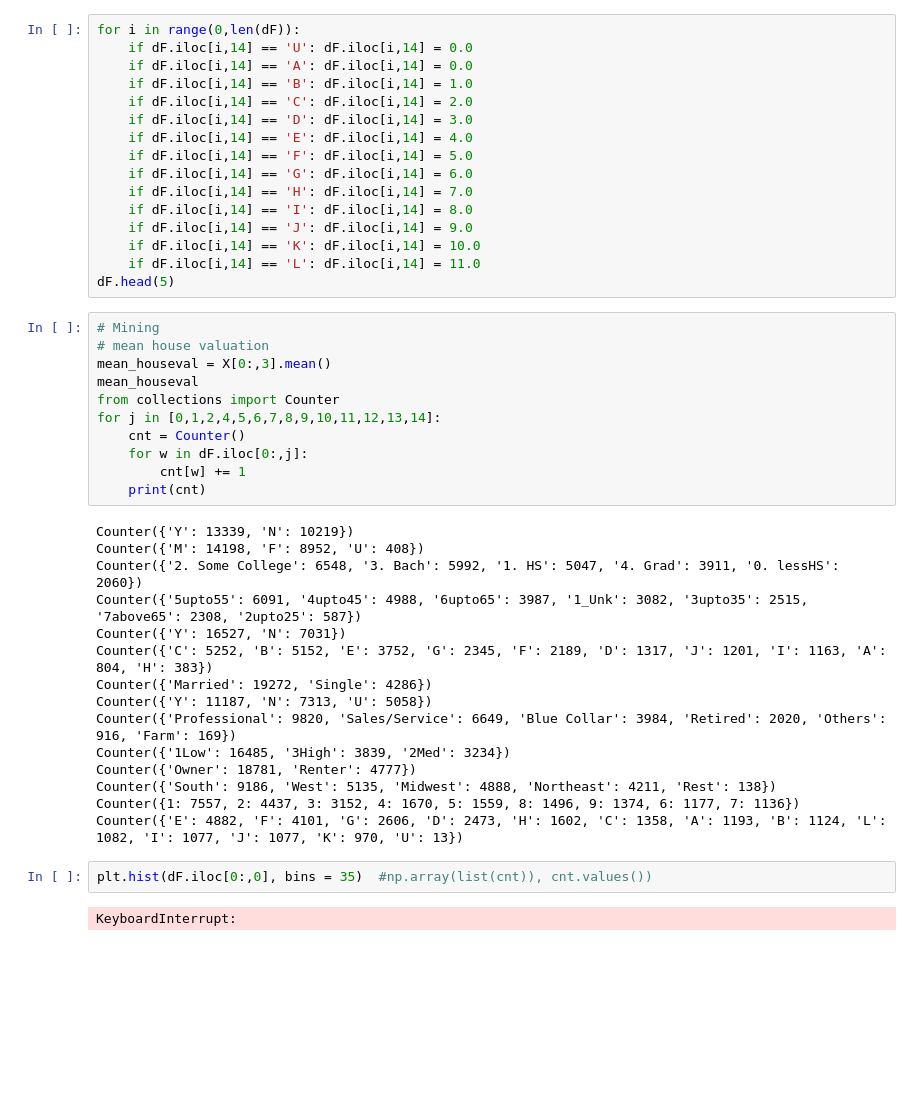
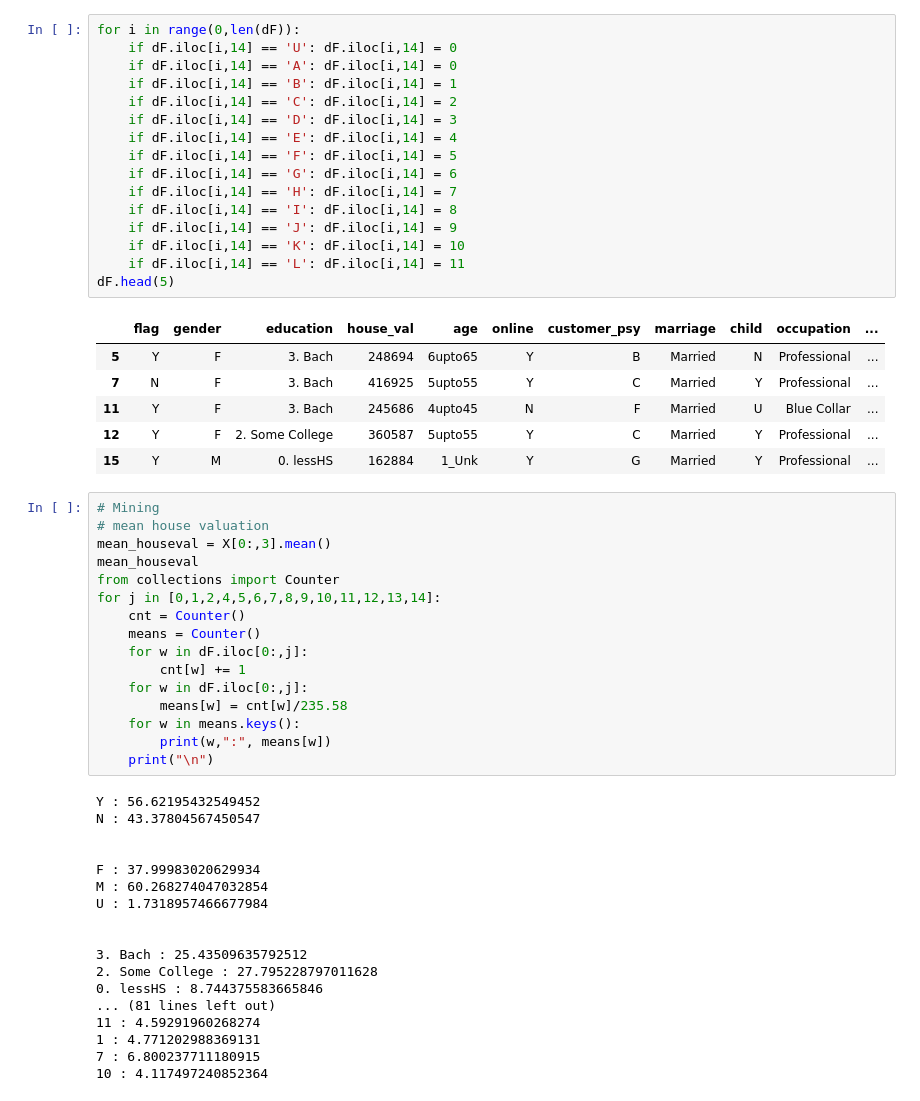
Before and after one commit to erickgrm/machine-learning, a Jupyter notebook: project/Untitled.ipynb, the cells around one changed output. Drawn from its saved outputs; the diff is of its cells as text; blank space fills up the shorter version.

```diff
--- a/project/Untitled.ipynb
+++ b/project/Untitled.ipynb
@@ -11,19 +31,26 @@ y = labels.values
 # %%
 for i in range(0,len(dF)):
-    if dF.iloc[i,14] == 'U': dF.iloc[i,14] = 0.0
-    if dF.iloc[i,14] == 'A': dF.iloc[i,14] = 0.0
-    if dF.iloc[i,14] == 'B': dF.iloc[i,14] = 1.0
-    if dF.iloc[i,14] == 'C': dF.iloc[i,14] = 2.0
-    if dF.iloc[i,14] == 'D': dF.iloc[i,14] = 3.0
-    if dF.iloc[i,14] == 'E': dF.iloc[i,14] = 4.0
-    if dF.iloc[i,14] == 'F': dF.iloc[i,14] = 5.0
-    if dF.iloc[i,14] == 'G': dF.iloc[i,14] = 6.0
-    if dF.iloc[i,14] == 'H': dF.iloc[i,14] = 7.0
-    if dF.iloc[i,14] == 'I': dF.iloc[i,14] = 8.0
-    if dF.iloc[i,14] == 'J': dF.iloc[i,14] = 9.0
-    if dF.iloc[i,14] == 'K': dF.iloc[i,14] = 10.0
-    if dF.iloc[i,14] == 'L': dF.iloc[i,14] = 11.0
+    if dF.iloc[i,14] == 'U': dF.iloc[i,14] = 0
+    if dF.iloc[i,14] == 'A': dF.iloc[i,14] = 0
+    if dF.iloc[i,14] == 'B': dF.iloc[i,14] = 1
+    if dF.iloc[i,14] == 'C': dF.iloc[i,14] = 2
+    if dF.iloc[i,14] == 'D': dF.iloc[i,14] = 3
+    if dF.iloc[i,14] == 'E': dF.iloc[i,14] = 4
+    if dF.iloc[i,14] == 'F': dF.iloc[i,14] = 5
+    if dF.iloc[i,14] == 'G': dF.iloc[i,14] = 6
+    if dF.iloc[i,14] == 'H': dF.iloc[i,14] = 7
+    if dF.iloc[i,14] == 'I': dF.iloc[i,14] = 8
+    if dF.iloc[i,14] == 'J': dF.iloc[i,14] = 9
+    if dF.iloc[i,14] == 'K': dF.iloc[i,14] = 10
+    if dF.iloc[i,14] == 'L': dF.iloc[i,14] = 11
 dF.head(5)
+# %% [output]
+|  | flag | gender | education | house_val | age | online | customer_psy | marriage | child | occupation | ... |
+| 5 | Y | F | 3. Bach | 248694 | 6upto65 | Y | B | Married | N | Professional | ... |
+| 7 | N | F | 3. Bach | 416925 | 5upto55 | Y | C | Married | Y | Professional | ... |
+| 11 | Y | F | 3. Bach | 245686 | 4upto45 | N | F | Married | U | Blue Collar | ... |
+| 12 | Y | F | 2. Some College | 360587 | 5upto55 | Y | C | Married | Y | Professional | ... |
+| 15 | Y | M | 0. lessHS | 162884 | 1_Unk | Y | G | Married | Y | Professional | ... |
 # %%
 # Mining
 # mean house valuation
@@ -32,25 +59,29 @@ mean_houseval
 from collections import Counter
 for j in [0,1,2,4,5,6,7,8,9,10,11,12,13,14]:
     cnt = Counter()
+    means = Counter()
     for w in dF.iloc[0:,j]:
         cnt[w] += 1
-    print(cnt)
+    for w in dF.iloc[0:,j]:
+        means[w] = cnt[w]/235.58
+    for w in means.keys():
+        print(w,":", means[w])
+    print("\n")
 # %% [output]
-Counter({'Y': 13339, 'N': 10219})
-Counter({'M': 14198, 'F': 8952, 'U': 408})
-Counter({'2. Some College': 6548, '3. Bach': 5992, '1. HS': 5047, '4. Grad': 3911, '0. lessHS': 2060})
-Counter({'5upto55': 6091, '4upto45': 4988, '6upto65': 3987, '1_Unk': 3082, '3upto35': 2515, '7above65': 2308, '2upto25': 587})
-Counter({'Y': 16527, 'N': 7031})
-Counter({'C': 5252, 'B': 5152, 'E': 3752, 'G': 2345, 'F': 2189, 'D': 1317, 'J': 1201, 'I': 1163, 'A': 804, 'H': 383})
-Counter({'Married': 19272, 'Single': 4286})
-Counter({'Y': 11187, 'N': 7313, 'U': 5058})
-Counter({'Professional': 9820, 'Sales/Service': 6649, 'Blue Collar': 3984, 'Retired': 2020, 'Others': 916, 'Farm': 169})
-Counter({'1Low': 16485, '3High': 3839, '2Med': 3234})
-Counter({'Owner': 18781, 'Renter': 4777})
-Counter({'South': 9186, 'West': 5135, 'Midwest': 4888, 'Northeast': 4211, 'Rest': 138})
-Counter({1: 7557, 2: 4437, 3: 3152, 4: 1670, 5: 1559, 8: 1496, 9: 1374, 6: 1177, 7: 1136})
-Counter({'E': 4882, 'F': 4101, 'G': 2606, 'D': 2473, 'H': 1602, 'C': 1358, 'A': 1193, 'B': 1124, 'L': 1082, 'I': 1077, 'J': 1077, 'K': 970, 'U': 13})
+Y : 56.62195432549452
+N : 43.37804567450547
+
+
+F : 37.99983020629934
+M : 60.268274047032854
+U : 1.7318957466677984
+
+
+3. Bach : 25.43509635792512
+2. Some College : 27.795228797011628
+0. lessHS : 8.744375583665846
+... (81 lines left out)
+11 : 4.59291960268274
+1 : 4.771202988369131
+7 : 6.800237711180915
+10 : 4.117497240852364
-# %%
-plt.hist(dF.iloc[0:,0], bins = 35)  #np.array(list(cnt)), cnt.values())
-# %% [output]
-KeyboardInterrupt:
```
Also changed, not shown: parts of 3 cells of this notebook, 1 other file.
